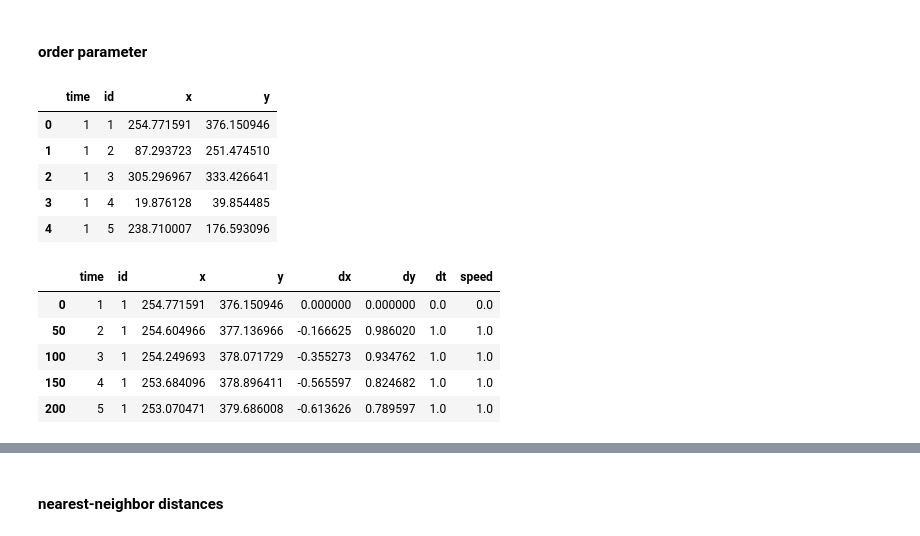
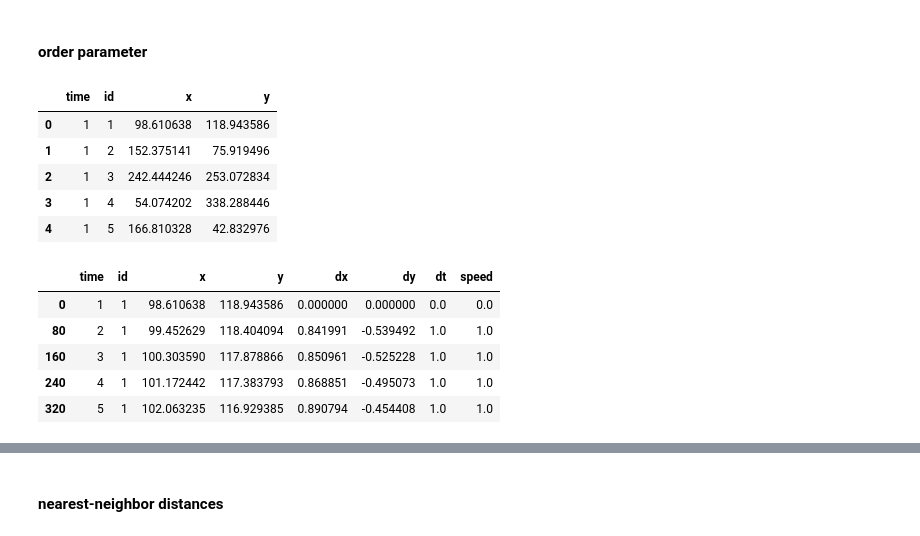
Before and after one commit to VictoriousGladiator/NaturalComputing, a Jupyter notebook: A3/si-exercises/exercise_boids/analysis/metrics.ipynb, the cells around one changed output, grey strips where cells are left out. Saved outputs shown, nothing was run; the diff lists cells and outputs as text; code cells hidden in the pictures.

```diff
--- a/A3/si-exercises/exercise_boids/analysis/metrics.ipynb
+++ b/A3/si-exercises/exercise_boids/analysis/metrics.ipynb
@@ -5,15 +5,15 @@ import pandas as pd
 import numpy as np
 import matplotlib.pyplot as plt
 # %%
-data = pd.read_csv('myOutput.csv')
+data = pd.read_csv('output_exp4.csv', encoding='utf-16')
 data.head()
 # %% [output]
 |  | time | id | x | y |
-| 0 | 1 | 1 | 254.771591 | 376.150946 |
-| 1 | 1 | 2 | 87.293723 | 251.474510 |
-| 2 | 1 | 3 | 305.296967 | 333.426641 |
-| 3 | 1 | 4 | 19.876128 | 39.854485 |
-| 4 | 1 | 5 | 238.710007 | 176.593096 |
+| 0 | 1 | 1 | 98.610638 | 118.943586 |
+| 1 | 1 | 2 | 152.375141 | 75.919496 |
+| 2 | 1 | 3 | 242.444246 | 253.072834 |
+| 3 | 1 | 4 | 54.074202 | 338.288446 |
+| 4 | 1 | 5 | 166.810328 | 42.832976 |
 # %%
 def velocity(df):
     df = df.sort_values(by=['id', 'time'])
@@ -27,11 +27,11 @@ velocity_df = velocity(data)
 velocity_df.head()
 # %% [output]
 |  | time | id | x | y | dx | dy | dt | speed |
-| 0 | 1 | 1 | 254.771591 | 376.150946 | 0.000000 | 0.000000 | 0.0 | 0.0 |
-| 50 | 2 | 1 | 254.604966 | 377.136966 | -0.166625 | 0.986020 | 1.0 | 1.0 |
-| 100 | 3 | 1 | 254.249693 | 378.071729 | -0.355273 | 0.934762 | 1.0 | 1.0 |
-| 150 | 4 | 1 | 253.684096 | 378.896411 | -0.565597 | 0.824682 | 1.0 | 1.0 |
-| 200 | 5 | 1 | 253.070471 | 379.686008 | -0.613626 | 0.789597 | 1.0 | 1.0 |
+| 0 | 1 | 1 | 98.610638 | 118.943586 | 0.000000 | 0.000000 | 0.0 | 0.0 |
+| 80 | 2 | 1 | 99.452629 | 118.404094 | 0.841991 | -0.539492 | 1.0 | 1.0 |
+| 160 | 3 | 1 | 100.303590 | 117.878866 | 0.850961 | -0.525228 | 1.0 | 1.0 |
+| 240 | 4 | 1 | 101.172442 | 117.383793 | 0.868851 | -0.495073 | 1.0 | 1.0 |
+| 320 | 5 | 1 | 102.063235 | 116.929385 | 0.890794 | -0.454408 | 1.0 | 1.0 |
 # %%
 def order_parameter(df):
     valid_df = df[df['speed'] > 0].copy()
```
Also changed, not shown: parts of 6 cells of this notebook, 2 other files.
